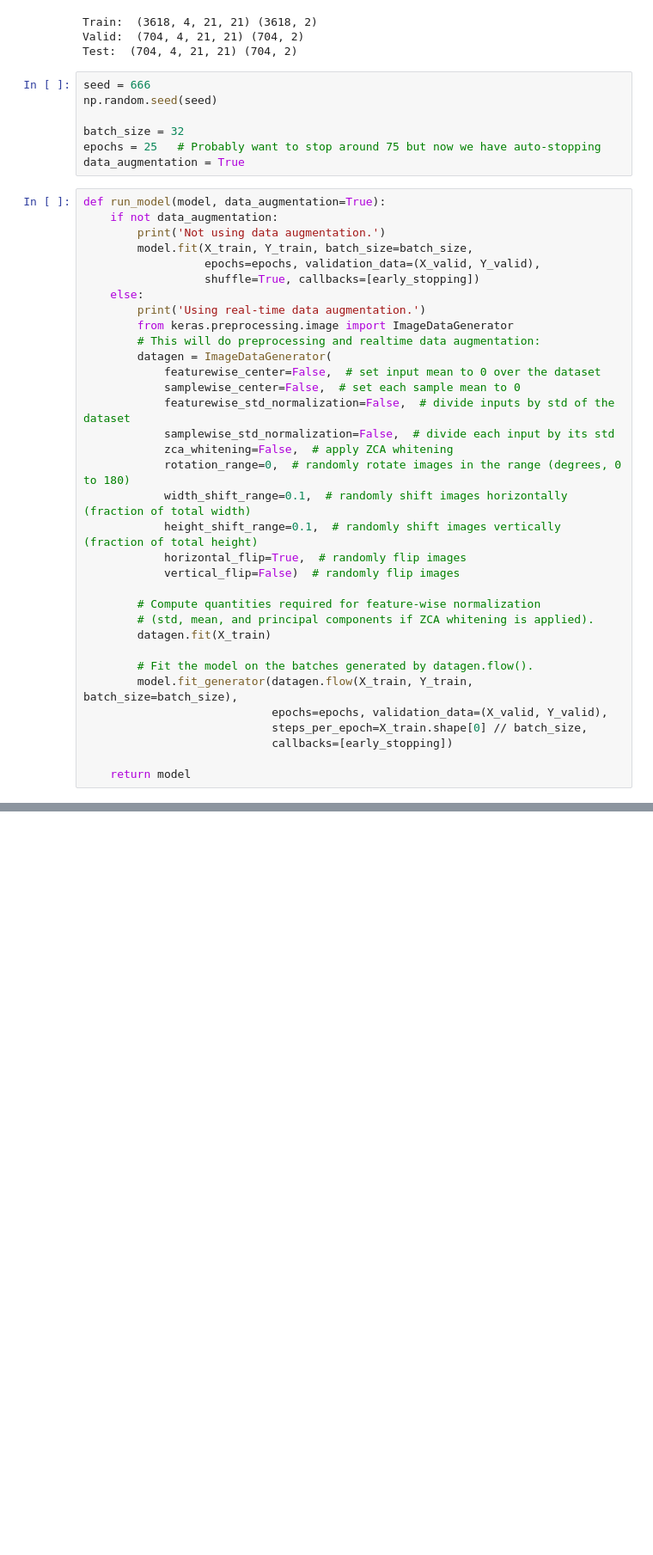
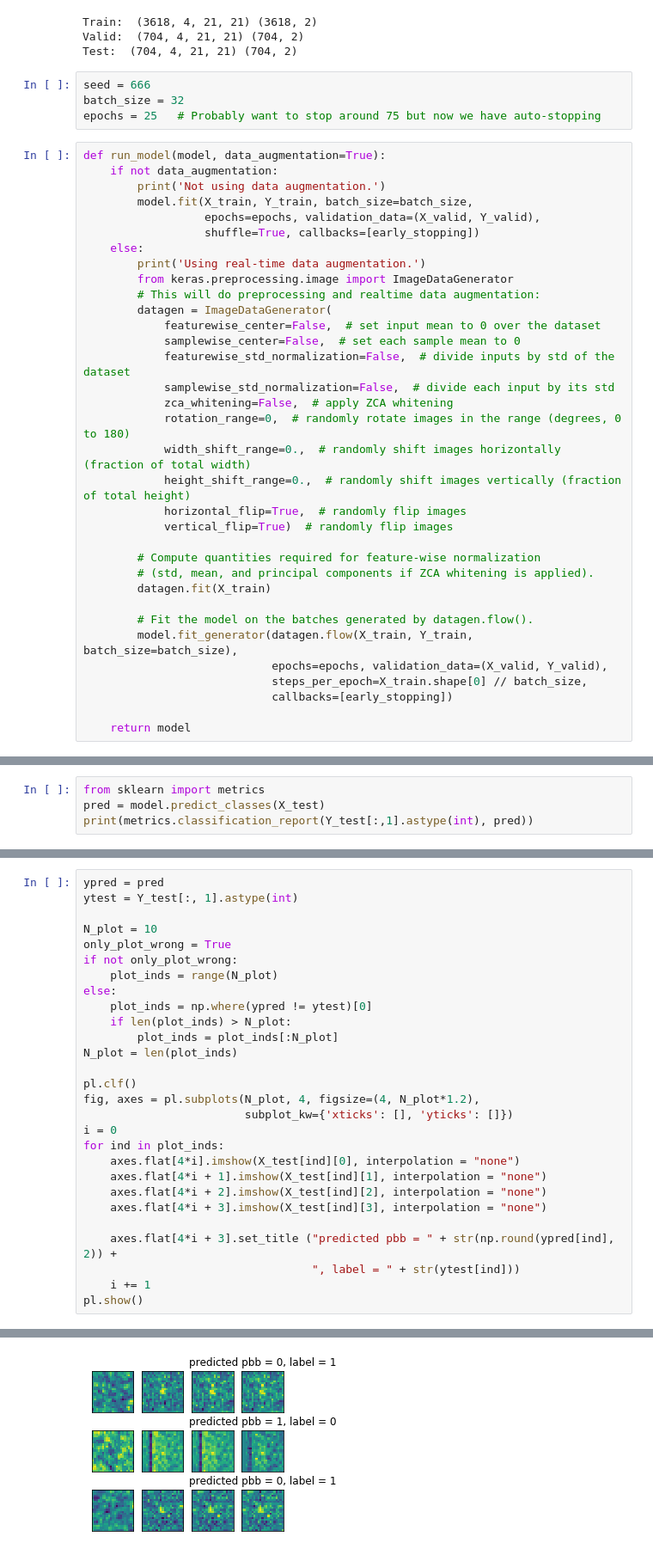
Before and after one commit to djreiss/CNN_HiTS_demo, a Jupyter notebook: CNN_HiTS_demo-Copy1.ipynb, the cells around one changed output, grey strips where cells are left out. Shown at 86% size. Saved outputs shown, nothing was run; the diff lists cells and outputs as text; blank space fills up the shorter version.

Commit message:
Update modeling

```diff
--- a/CNN_HiTS_demo-Copy1.ipynb
+++ b/CNN_HiTS_demo-Copy1.ipynb
@@ -277,11 +277,8 @@ Valid:  (704, 4, 21, 21) (704, 2)
 Test:  (704, 4, 21, 21) (704, 2)
 # %%
 seed = 666
-np.random.seed(seed)
-
 batch_size = 32
 epochs = 25   # Probably want to stop around 75 but now we have auto-stopping
-data_augmentation = True
 # %%
 def run_model(model, data_augmentation=True):
     if not data_augmentation:
@@ -300,10 +297,10 @@ def run_model(model, data_augmentation=True):
             samplewise_std_normalization=False,  # divide each input by its std
             zca_whitening=False,  # apply ZCA whitening
             rotation_range=0,  # randomly rotate images in the range (degrees, 0 to 180)
-            width_shift_range=0.1,  # randomly shift images horizontally (fraction of total width)
-            height_shift_range=0.1,  # randomly shift images vertically (fraction of total height)
+            width_shift_range=0.,  # randomly shift images horizontally (fraction of total width)
+            height_shift_range=0.,  # randomly shift images vertically (fraction of total height)
             horizontal_flip=True,  # randomly flip images
-            vertical_flip=False)  # randomly flip images
+            vertical_flip=True)  # randomly flip images
 
         # Compute quantities required for feature-wise normalization
         # (std, mean, and principal components if ZCA whitening is applied).
@@ -342,0 +376,4 @@ print('Test accuracy:', score[1])
+# %%
+from sklearn import metrics
+pred = model.predict_classes(X_test)
+print(metrics.classification_report(Y_test[:,1].astype(int), pred))
@@ -342,0 +388,29 @@ print('Test accuracy:', score[1])
+# %%
+ypred = pred
+ytest = Y_test[:, 1].astype(int)
+
+N_plot = 10
+only_plot_wrong = True
+if not only_plot_wrong:
+    plot_inds = range(N_plot)
+else:
+    plot_inds = np.where(ypred != ytest)[0]
+    if len(plot_inds) > N_plot:
+        plot_inds = plot_inds[:N_plot]
+N_plot = len(plot_inds)
+
+pl.clf()
+fig, axes = pl.subplots(N_plot, 4, figsize=(4, N_plot*1.2),
+                        subplot_kw={'xticks': [], 'yticks': []})
+i = 0
+for ind in plot_inds:
+    axes.flat[4*i].imshow(X_test[ind][0], interpolation = "none")
+    axes.flat[4*i + 1].imshow(X_test[ind][1], interpolation = "none")
+    axes.flat[4*i + 2].imshow(X_test[ind][2], interpolation = "none")
+    axes.flat[4*i + 3].imshow(X_test[ind][3], interpolation = "none")
+
+    axes.flat[4*i + 3].set_title ("predicted pbb = " + str(np.round(ypred[ind], 2)) +
+                                  ", label = " + str(ytest[ind]))
+    i += 1
+pl.show()
+# %% [output]
@@ -342,0 +418 @@ print('Test accuracy:', score[1])
+[figure, added]
```
Also changed, not shown: parts of 6 cells of this notebook.
